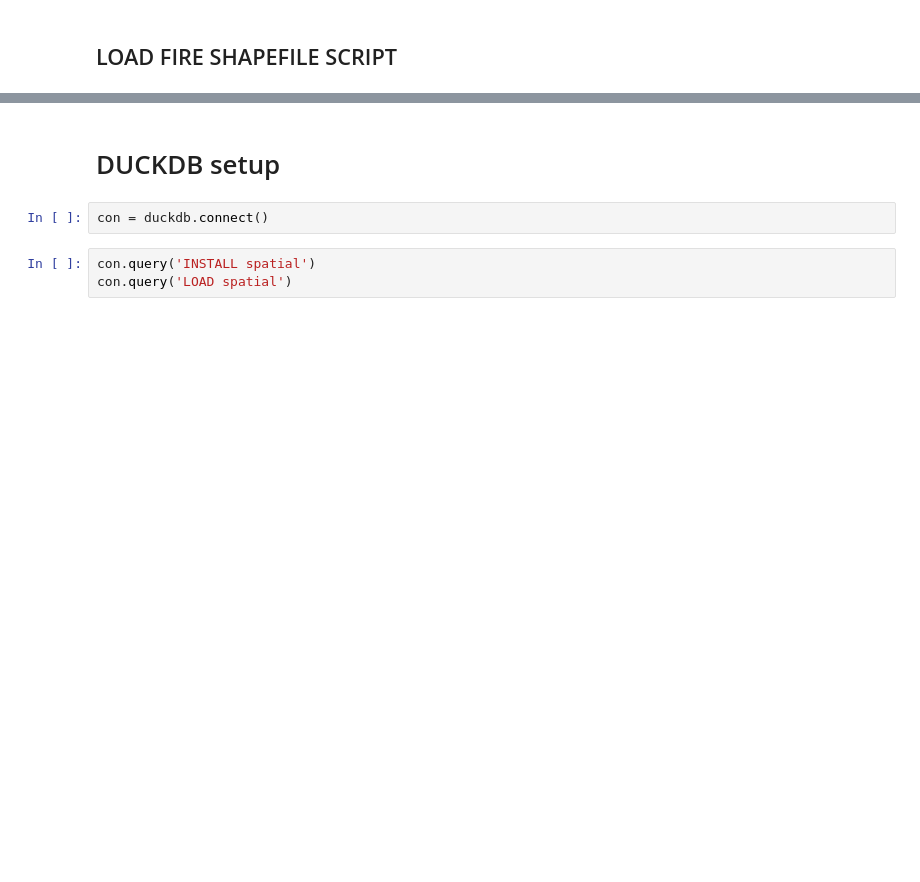
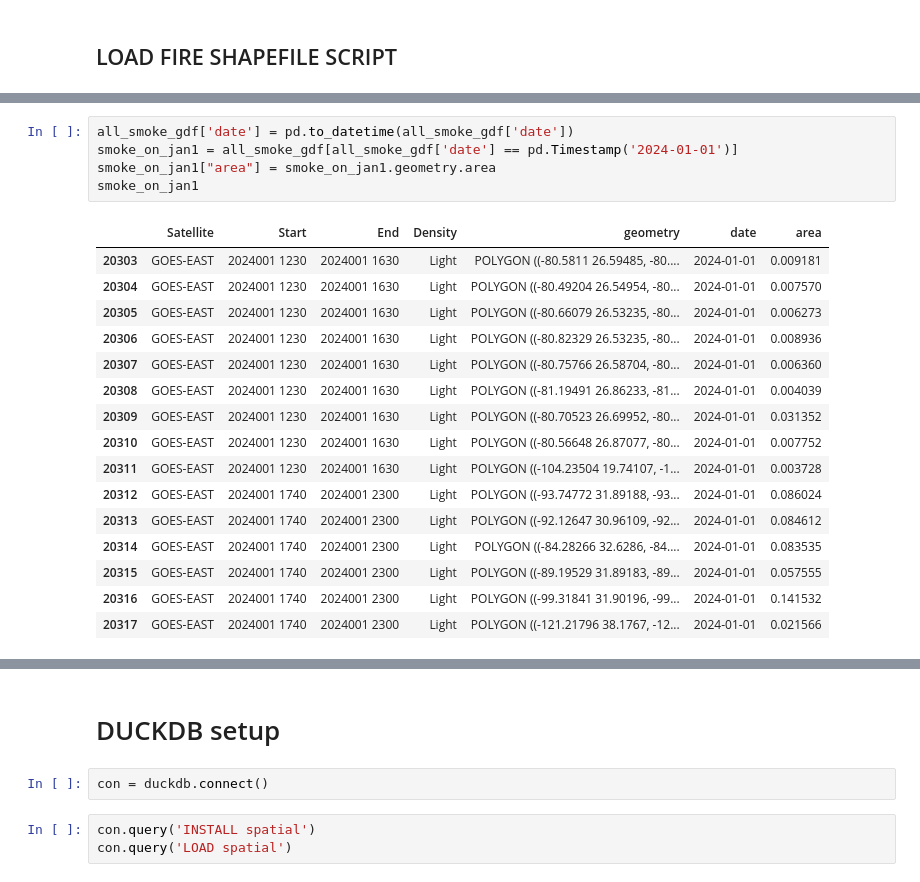
Before and after one commit to txchnothunder/Stats170BSeniorProject, a Jupyter notebook: Capstone.ipynb, the cells around one changed output, grey strips where cells are left out. Drawn from its saved outputs; the diff is of its cells as text; blank space fills up the shorter version.

```diff
--- a/Capstone.ipynb
+++ b/Capstone.ipynb
@@ -153,0 +143,22 @@ Map(center=[0, 0], controls=(ZoomControl(options=['position', 'zoom_in_text', 'z
+# %%
+all_smoke_gdf['date'] = pd.to_datetime(all_smoke_gdf['date'])
+smoke_on_jan1 = all_smoke_gdf[all_smoke_gdf['date'] == pd.Timestamp('2024-01-01')]
+smoke_on_jan1["area"] = smoke_on_jan1.geometry.area
+smoke_on_jan1
+# %% [output]
+|  | Satellite | Start | End | Density | geometry | date | area |
+| 20303 | GOES-EAST | 2024001 1230 | 2024001 1630 | Light | POLYGON ((-80.5811 26.59485, -80.... | 2024-01-01 | 0.009181 |
+| 20304 | GOES-EAST | 2024001 1230 | 2024001 1630 | Light | POLYGON ((-80.49204 26.54954, -80... | 2024-01-01 | 0.007570 |
+| 20305 | GOES-EAST | 2024001 1230 | 2024001 1630 | Light | POLYGON ((-80.66079 26.53235, -80... | 2024-01-01 | 0.006273 |
+| 20306 | GOES-EAST | 2024001 1230 | 2024001 1630 | Light | POLYGON ((-80.82329 26.53235, -80... | 2024-01-01 | 0.008936 |
+| 20307 | GOES-EAST | 2024001 1230 | 2024001 1630 | Light | POLYGON ((-80.75766 26.58704, -80... | 2024-01-01 | 0.006360 |
+| 20308 | GOES-EAST | 2024001 1230 | 2024001 1630 | Light | POLYGON ((-81.19491 26.86233, -81... | 2024-01-01 | 0.004039 |
+| 20309 | GOES-EAST | 2024001 1230 | 2024001 1630 | Light | POLYGON ((-80.70523 26.69952, -80... | 2024-01-01 | 0.031352 |
+| 20310 | GOES-EAST | 2024001 1230 | 2024001 1630 | Light | POLYGON ((-80.56648 26.87077, -80... | 2024-01-01 | 0.007752 |
+| 20311 | GOES-EAST | 2024001 1230 | 2024001 1630 | Light | POLYGON ((-104.23504 19.74107, -1... | 2024-01-01 | 0.003728 |
+| 20312 | GOES-EAST | 2024001 1740 | 2024001 2300 | Light | POLYGON ((-93.74772 31.89188, -93... | 2024-01-01 | 0.086024 |
+| 20313 | GOES-EAST | 2024001 1740 | 2024001 2300 | Light | POLYGON ((-92.12647 30.96109, -92... | 2024-01-01 | 0.084612 |
+| 20314 | GOES-EAST | 2024001 1740 | 2024001 2300 | Light | POLYGON ((-84.28266 32.6286, -84.... | 2024-01-01 | 0.083535 |
+| 20315 | GOES-EAST | 2024001 1740 | 2024001 2300 | Light | POLYGON ((-89.19529 31.89183, -89... | 2024-01-01 | 0.057555 |
+| 20316 | GOES-EAST | 2024001 1740 | 2024001 2300 | Light | POLYGON ((-99.31841 31.90196, -99... | 2024-01-01 | 0.141532 |
+| 20317 | GOES-EAST | 2024001 1740 | 2024001 2300 | Light | POLYGON ((-121.21796 38.1767, -12... | 2024-01-01 | 0.021566 |
```
Also changed, not shown: parts of 33 cells of this notebook.
